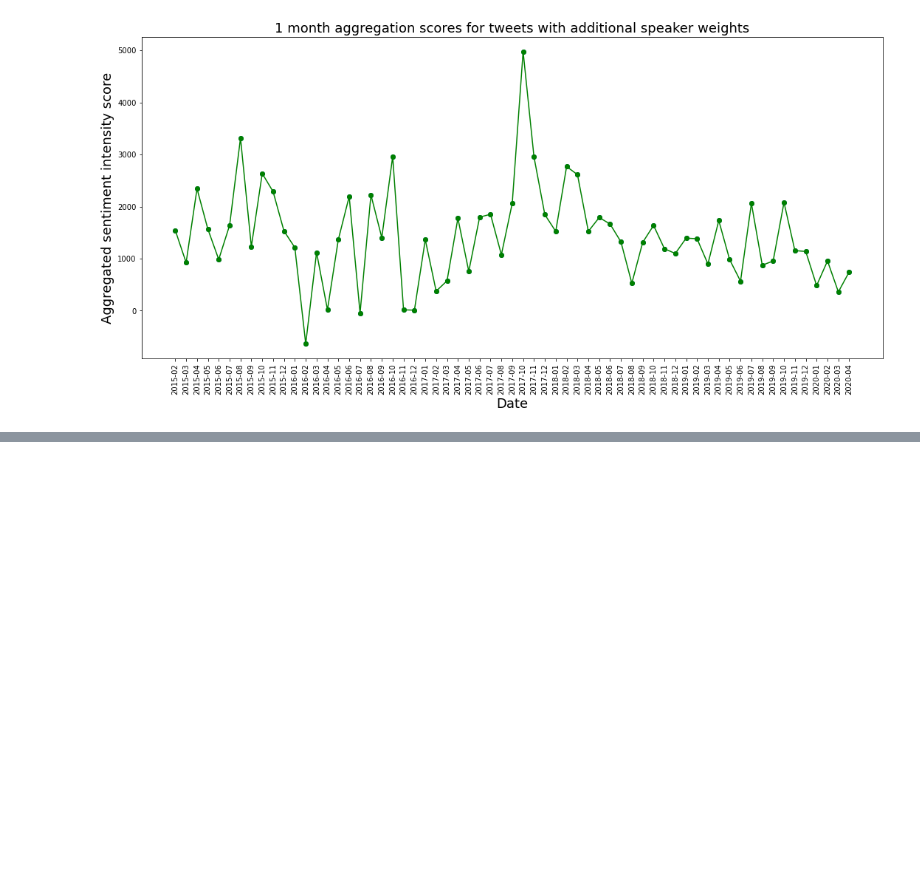
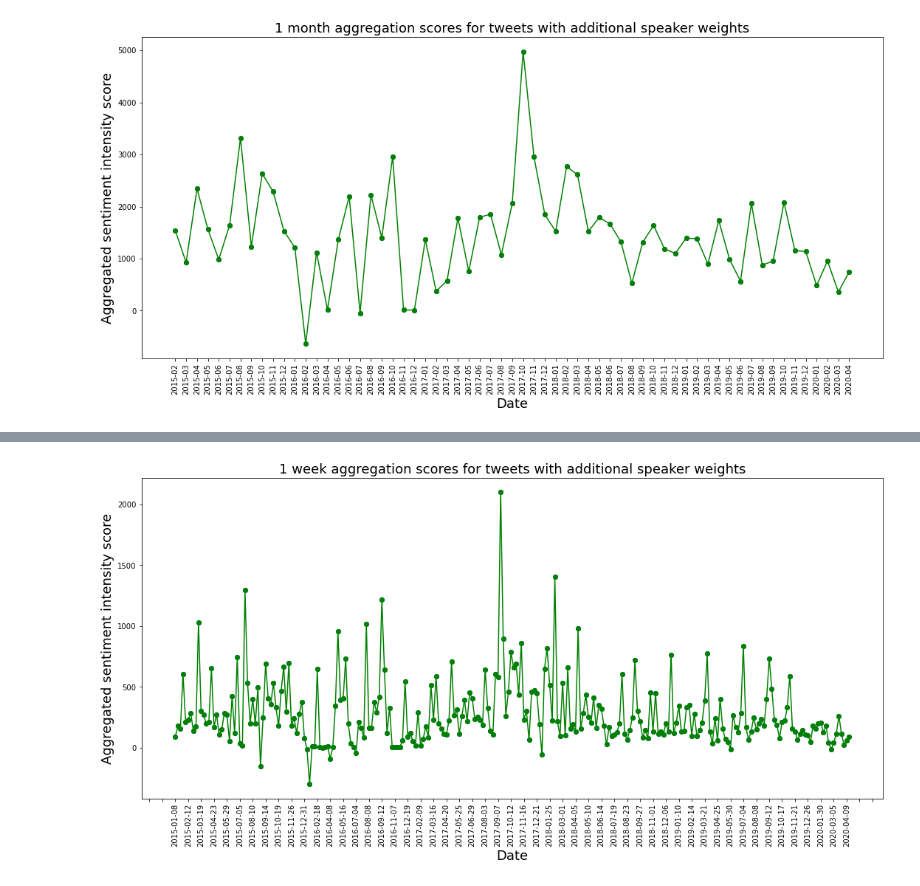
Before and after one commit to epfl-ada/ada-2021-project-club6analysis, a Jupyter notebook: sentiment_analysis.ipynb, the cells around one changed output, grey strips where cells are left out. Cells and saved outputs as stored; diff of their text form; code cells hidden in the pictures; blank space fills up the shorter version.

Commit message:
Updateing with a weekly aggregate of sentiment intensity

```diff
--- a/sentiment_analysis.ipynb
+++ b/sentiment_analysis.ipynb
@@ -252,0 +257,46 @@ plt.xticks(rotation=90);
+# %%
+agg_week_sentiment = []
+agg_week_dates = []
+day_counter = 0
+for index, (idx, row) in enumerate(sentiment_df.iterrows()):
+    date = row['date_clean']
+    if index == 0:
+        current_day = date[:10]
+        current_size = 0
+
+
+    tmp_day = current_day
+    current_day = date[:10] # the seven first digits of the date
+    if tmp_day != current_day:
+        day_counter += 1
+    if day_counter == 7:
+        day_counter = 0
+        agg_week_sentiment.append(current_size)
+        current_size = 0
+        agg_week_dates.append(current_day)
+
+    # updates weighted aggregated value of positive and negative
+    current_size += row['compound']*row['numOccurrences']
+# %%
+fig,ax = plt.subplots(figsize=(18,8))
+result_week_values = []
+result_week = []
+for week, agg in zip(agg_week_dates, agg_week_sentiment):
+    result_week_values.append(agg)
+    result_week.append(week)
+
+
+
+ax.scatter(result_week, result_week_values)
+
+ax.plot(result_week, result_week_values, '-o', color='green')
+loc = plticker.MultipleLocator(base=5) # this locator puts ticks at regular intervals
+ax.xaxis.set_major_locator(loc)
+plt.title('1 week aggregation scores for tweets with additional speaker weights', fontsize=18)
+plt.xlabel('Date', fontsize=18)
+plt.ylabel('Aggregated sentiment intensity score', fontsize=18)
+
+#ax.plot(agg_month_dates, agg_month_sentiment)
+plt.xticks(rotation=90);
+# %% [output]
+[figure, added]
```
Also changed, not shown: parts of 17 cells of this notebook.
